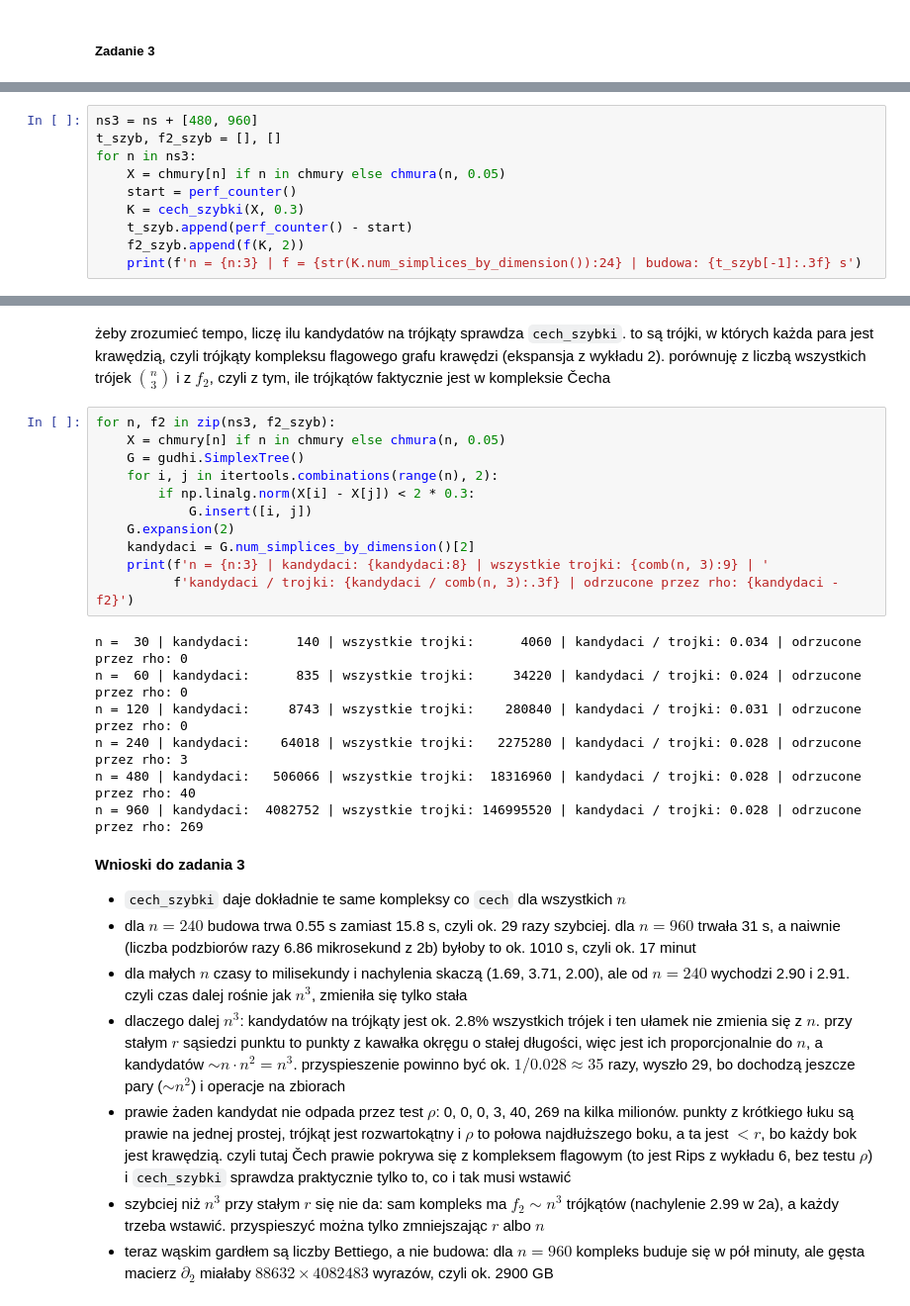
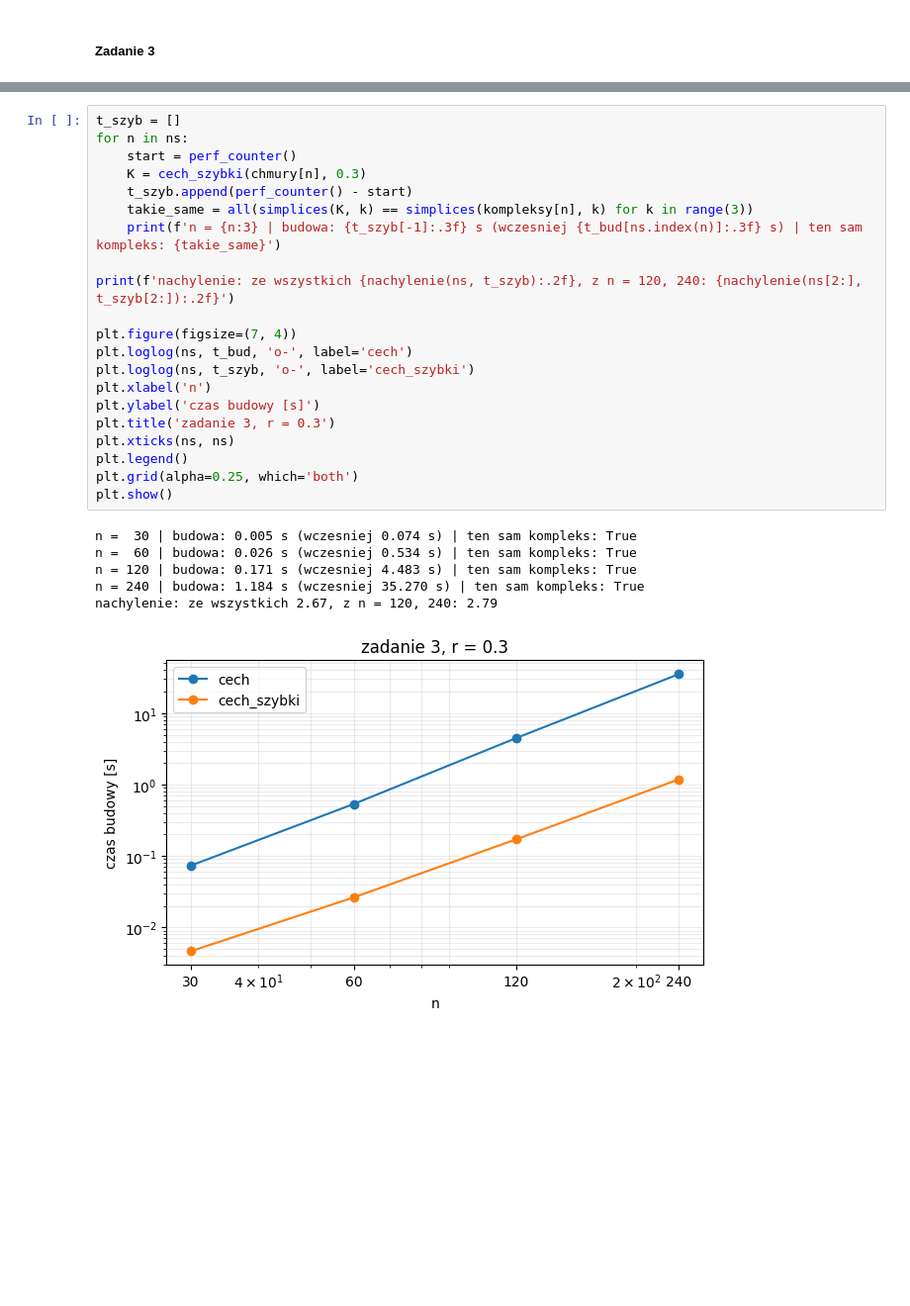
Before and after one commit to blazejkl/topological-data-analysis, a Jupyter notebook: tda-pd5.ipynb, the cells around one changed output, grey strips where cells are left out. Shown at 99% size. Saved outputs shown, nothing was run; the diff lists cells and outputs as text; blank space fills up the shorter version.

```diff
--- a/tda-pd5.ipynb
+++ b/tda-pd5.ipynb
@@ -466,10 +320,0 @@ pomiary czasu budowy dla tych samych $n$. dodatkowo $n = 480$ i $960$: ogranicze
-# %%
-ns3 = ns + [480, 960]
-t_szyb, f2_szyb = [], []
-for n in ns3:
-    X = chmury[n] if n in chmury else chmura(n, 0.05)
-    start = perf_counter()
-    K = cech_szybki(X, 0.3)
-    t_szyb.append(perf_counter() - start)
-    f2_szyb.append(f(K, 2))
-    print(f'n = {n:3} | f = {str(K.num_simplices_by_dimension()):24} | budowa: {t_szyb[-1]:.3f} s')
@@ -506,30 +321,28 @@ przyspieszenie dla n = 240: 31.3 razy
-# %% [markdown]
-żeby zrozumieć tempo, liczę ilu kandydatów na trójkąty sprawdza `cech_szybki`. to są trójki, w których każda para jest krawędzią, czyli trójkąty kompleksu flagowego grafu krawędzi (ekspansja z wykładu 2). porównuję z liczbą wszystkich trójek $\binom{n}{3}$ i z $f_2$, czyli z tym, ile trójkątów faktycznie jest w kompleksie Čecha
-# %%
-for n, f2 in zip(ns3, f2_szyb):
-    X = chmury[n] if n in chmury else chmura(n, 0.05)
-    G = gudhi.SimplexTree()
-    for i, j in itertools.combinations(range(n), 2):
-        if np.linalg.norm(X[i] - X[j]) < 2 * 0.3:
-            G.insert([i, j])
-    G.expansion(2)
-    kandydaci = G.num_simplices_by_dimension()[2]
-    print(f'n = {n:3} | kandydaci: {kandydaci:8} | wszystkie trojki: {comb(n, 3):9} | '
-          f'kandydaci / trojki: {kandydaci / comb(n, 3):.3f} | odrzucone przez rho: {kandydaci - f2}')
-# %% [output]
-n =  30 | kandydaci:      140 | wszystkie trojki:      4060 | kandydaci / trojki: 0.034 | odrzucone przez rho: 0
-n =  60 | kandydaci:      835 | wszystkie trojki:     34220 | kandydaci / trojki: 0.024 | odrzucone przez rho: 0
-n = 120 | kandydaci:     8743 | wszystkie trojki:    280840 | kandydaci / trojki: 0.031 | odrzucone przez rho: 0
-n = 240 | kandydaci:    64018 | wszystkie trojki:   2275280 | kandydaci / trojki: 0.028 | odrzucone przez rho: 3
-n = 480 | kandydaci:   506066 | wszystkie trojki:  18316960 | kandydaci / trojki: 0.028 | odrzucone przez rho: 40
-n = 960 | kandydaci:  4082752 | wszystkie trojki: 146995520 | kandydaci / trojki: 0.028 | odrzucone przez rho: 269
-# %% [markdown]
-**Wnioski do zadania 3**
-
-- `cech_szybki` daje dokładnie te same kompleksy co `cech` dla wszystkich $n$
-- dla $n = 240$ budowa trwa 0.55 s zamiast 15.8 s, czyli ok. 29 razy szybciej. dla $n = 960$ trwała 31 s, a naiwnie (liczba podzbiorów razy 6.86 mikrosekund z 2b) byłoby to ok. 1010 s, czyli ok. 17 minut
-- dla małych $n$ czasy to milisekundy i nachylenia skaczą (1.69, 3.71, 2.00), ale od $n = 240$ wychodzi 2.90 i 2.91. czyli czas dalej rośnie jak $n^3$, zmieniła się tylko stała
-- dlaczego dalej $n^3$: kandydatów na trójkąty jest ok. 2.8% wszystkich trójek i ten ułamek nie zmienia się z $n$. przy stałym $r$ sąsiedzi punktu to punkty z kawałka okręgu o stałej długości, więc jest ich proporcjonalnie do $n$, a kandydatów $\sim n \cdot n^2 = n^3$. przyspieszenie powinno być ok. $1 / 0.028 \approx 35$ razy, wyszło 29, bo dochodzą jeszcze pary ($\sim n^2$) i operacje na zbiorach
-- prawie żaden kandydat nie odpada przez test $\rho$: 0, 0, 0, 3, 40, 269 na kilka milionów. punkty z krótkiego łuku są prawie na jednej prostej, trójkąt jest rozwartokątny i $\rho$ to połowa najdłuższego boku, a ta jest $< r$, bo każdy bok jest krawędzią. czyli tutaj Čech prawie pokrywa się z kompleksem flagowym (to jest Rips z wykładu 6, bez testu $\rho$) i `cech_szybki` sprawdza praktycznie tylko to, co i tak musi wstawić
-- szybciej niż $n^3$ przy stałym $r$ się nie da: sam kompleks ma $f_2 \sim n^3$ trójkątów (nachylenie 2.99 w 2a), a każdy trzeba wstawić. przyspieszyć można tylko zmniejszając $r$ albo $n$
-- teraz wąskim gardłem są liczby Bettiego, a nie budowa: dla $n = 960$ kompleks buduje się w pół minuty, ale gęsta macierz $\partial_2$ miałaby $88632 \times 4082483$ wyrazów, czyli ok. 2900 GB
+# %%
+t_szyb = []
+for n in ns:
+    start = perf_counter()
+    K = cech_szybki(chmury[n], 0.3)
+    t_szyb.append(perf_counter() - start)
+    takie_same = all(simplices(K, k) == simplices(kompleksy[n], k) for k in range(3))
+    print(f'n = {n:3} | budowa: {t_szyb[-1]:.3f} s (wczesniej {t_bud[ns.index(n)]:.3f} s) | ten sam kompleks: {takie_same}')
+
+print(f'nachylenie: ze wszystkich {nachylenie(ns, t_szyb):.2f}, z n = 120, 240: {nachylenie(ns[2:], t_szyb[2:]):.2f}')
+
+plt.figure(figsize=(7, 4))
+plt.loglog(ns, t_bud, 'o-', label='cech')
+plt.loglog(ns, t_szyb, 'o-', label='cech_szybki')
+plt.xlabel('n')
+plt.ylabel('czas budowy [s]')
+plt.title('zadanie 3, r = 0.3')
+plt.xticks(ns, ns)
+plt.legend()
+plt.grid(alpha=0.25, which='both')
+plt.show()
+# %% [output]
+n =  30 | budowa: 0.005 s (wczesniej 0.074 s) | ten sam kompleks: True
+n =  60 | budowa: 0.026 s (wczesniej 0.534 s) | ten sam kompleks: True
+n = 120 | budowa: 0.171 s (wczesniej 4.483 s) | ten sam kompleks: True
+n = 240 | budowa: 1.184 s (wczesniej 35.270 s) | ten sam kompleks: True
+nachylenie: ze wszystkich 2.67, z n = 120, 240: 2.79
+[figure, added]
```
Also changed, not shown: parts of 57 cells of this notebook, 7 other files.
